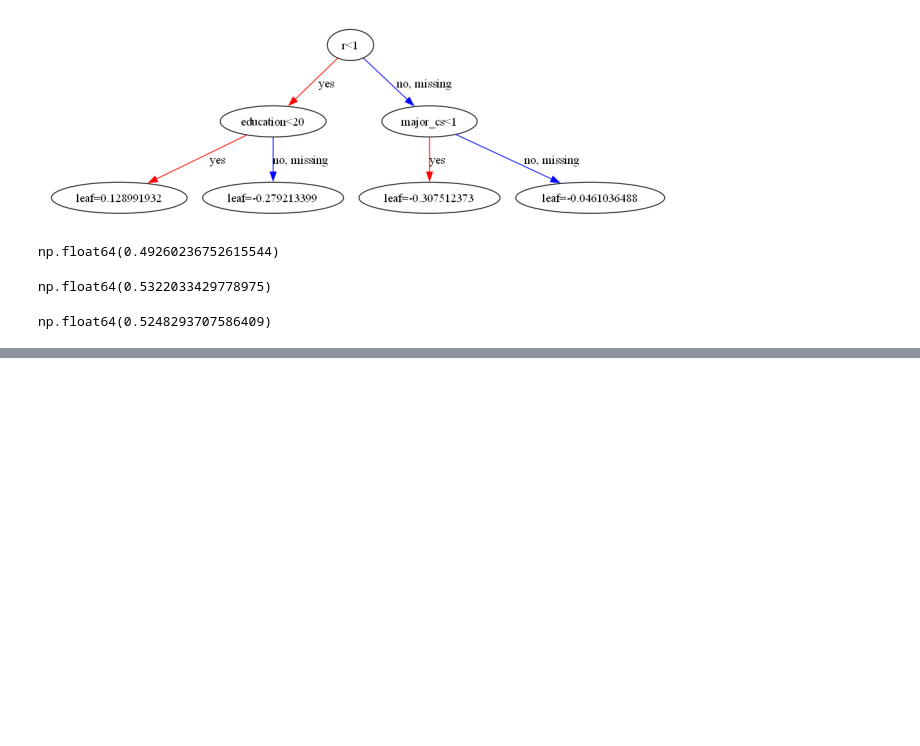
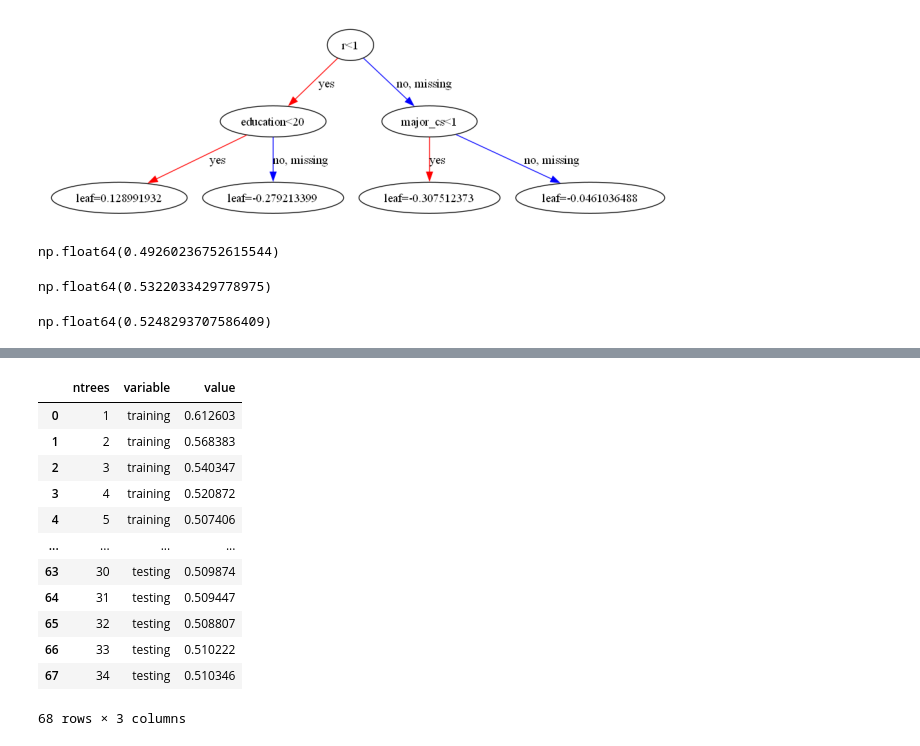
Before and after one commit to mackomarcin82/XGBoost, a Jupyter notebook: XGBoost.ipynb, the cells around one changed output, grey strips where cells are left out. Cells and saved outputs as stored; diff of their text form; code cells hidden in the pictures; blank space fills up the shorter version.

```diff
--- a/XGBoost.ipynb
+++ b/XGBoost.ipynb
@@ -143,0 +235,16 @@ np.float64(0.5248293707586409)
+# %%
+pd1
+# %% [output]
+|  | ntrees | variable | value |
+| 0 | 1 | training | 0.612603 |
+| 1 | 2 | training | 0.568383 |
+| 2 | 3 | training | 0.540347 |
+| 3 | 4 | training | 0.520872 |
+| 4 | 5 | training | 0.507406 |
+| ... | ... | ... | ... |
+| 63 | 30 | testing | 0.509874 |
+| 64 | 31 | testing | 0.509447 |
+| 65 | 32 | testing | 0.508807 |
+| 66 | 33 | testing | 0.510222 |
+| 67 | 34 | testing | 0.510346 |
+68 rows × 3 columns
```
Also changed, not shown: parts of 11 cells of this notebook.
